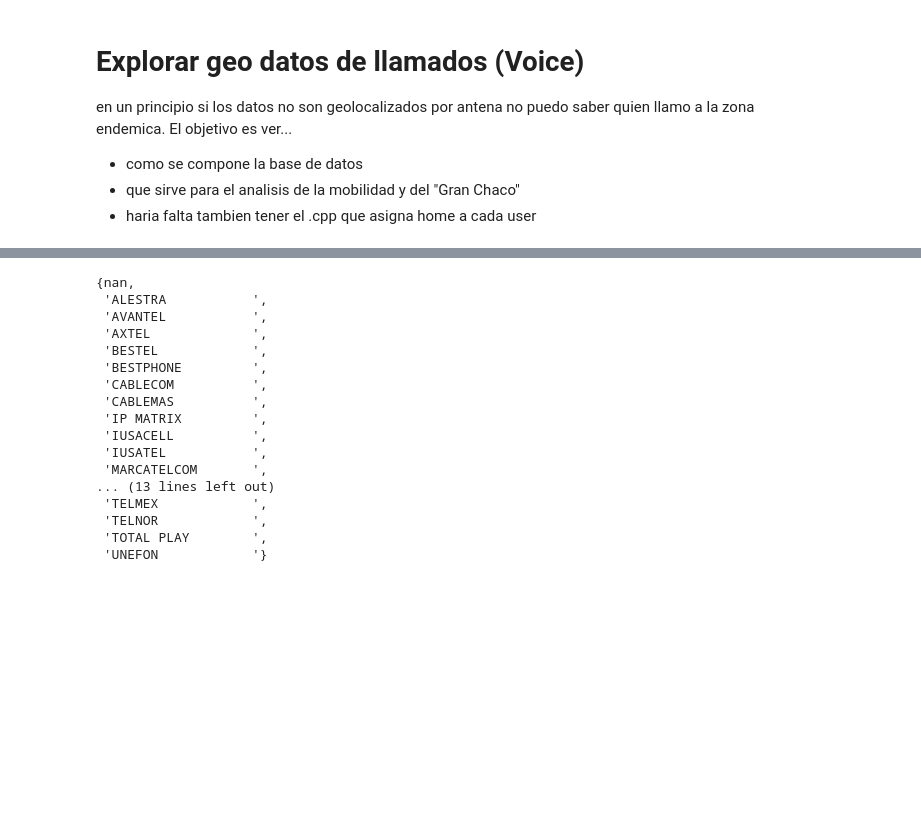
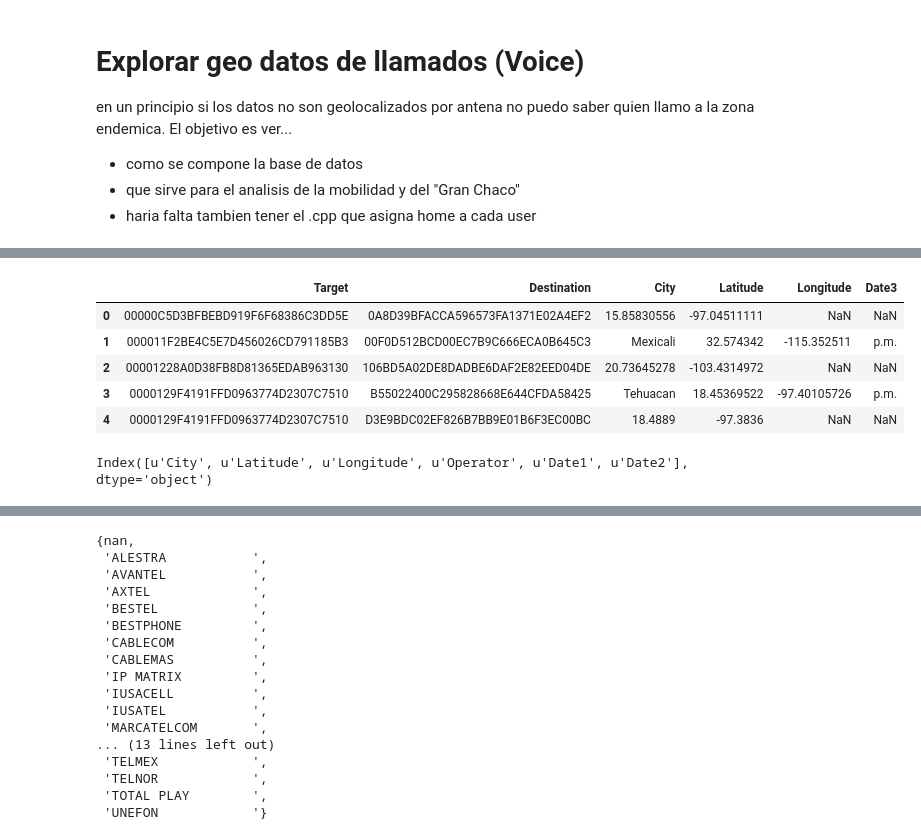
Before and after one commit to jdemonasterio/Tesis, a Jupyter notebook: Exploracion de geo voice dataset.ipynb, the cells around one changed output, grey strips where cells are left out. Cells and saved outputs as stored; diff of their text form; code cells hidden in the pictures; blank space fills up the shorter version.

```diff
--- a/Exploracion de geo voice dataset.ipynb
+++ b/Exploracion de geo voice dataset.ipynb
@@ -14 +142,14 @@ np.random.seed(2015)
+# %%
+tabla_mensual.head()
+# %% [output]
+|  | Target | Destination | City | Latitude | Longitude | Date3 |
+| 0 | 00000C5D3BFBEBD919F6F68386C3DD5E | 0A8D39BFACCA596573FA1371E02A4EF2 | 15.85830556 | -97.04511111 | NaN | NaN |
+| 1 | 000011F2BE4C5E7D456026CD791185B3 | 00F0D512BCD00EC7B9C666ECA0B645C3 | Mexicali | 32.574342 | -115.352511 | p.m. |
+| 2 | 00001228A0D38FB8D81365EDAB963130 | 106BD5A02DE8DADBE6DAF2E82EED04DE | 20.73645278 | -103.4314972 | NaN | NaN |
+| 3 | 0000129F4191FFD0963774D2307C7510 | B55022400C295828668E644CFDA58425 | Tehuacan | 18.45369522 | -97.40105726 | p.m. |
+| 4 | 0000129F4191FFD0963774D2307C7510 | D3E9BDC02EF826B7BB9E01B6F3EC00BC | 18.4889 | -97.3836 | NaN | NaN |
+# %%
+tabla_mensual.columns[5:-1]
+# %% [output]
+Index([u'City', u'Latitude', u'Longitude', u'Operator', u'Date1', u'Date2'], dtype='object')
 # %%
```
Also changed, not shown: parts of 19 cells of this notebook, 1 other file.
